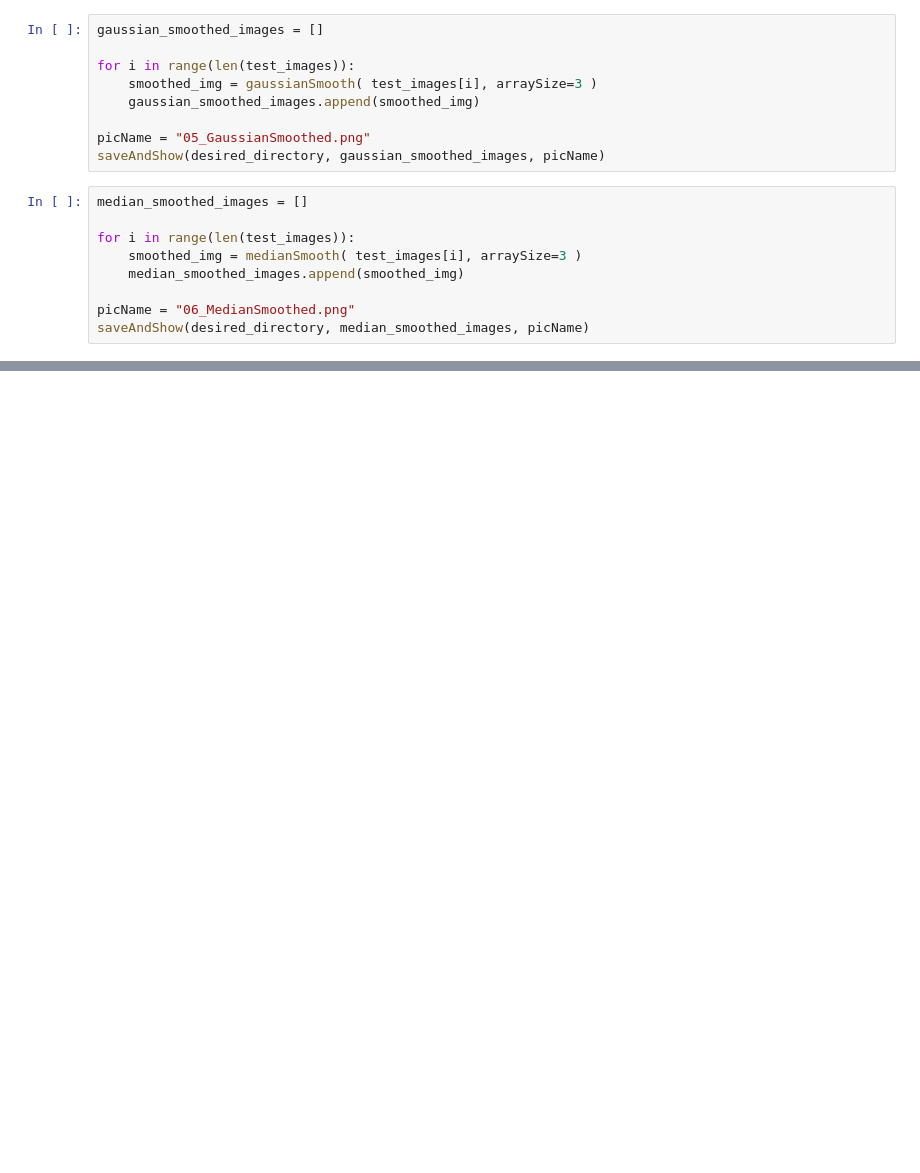
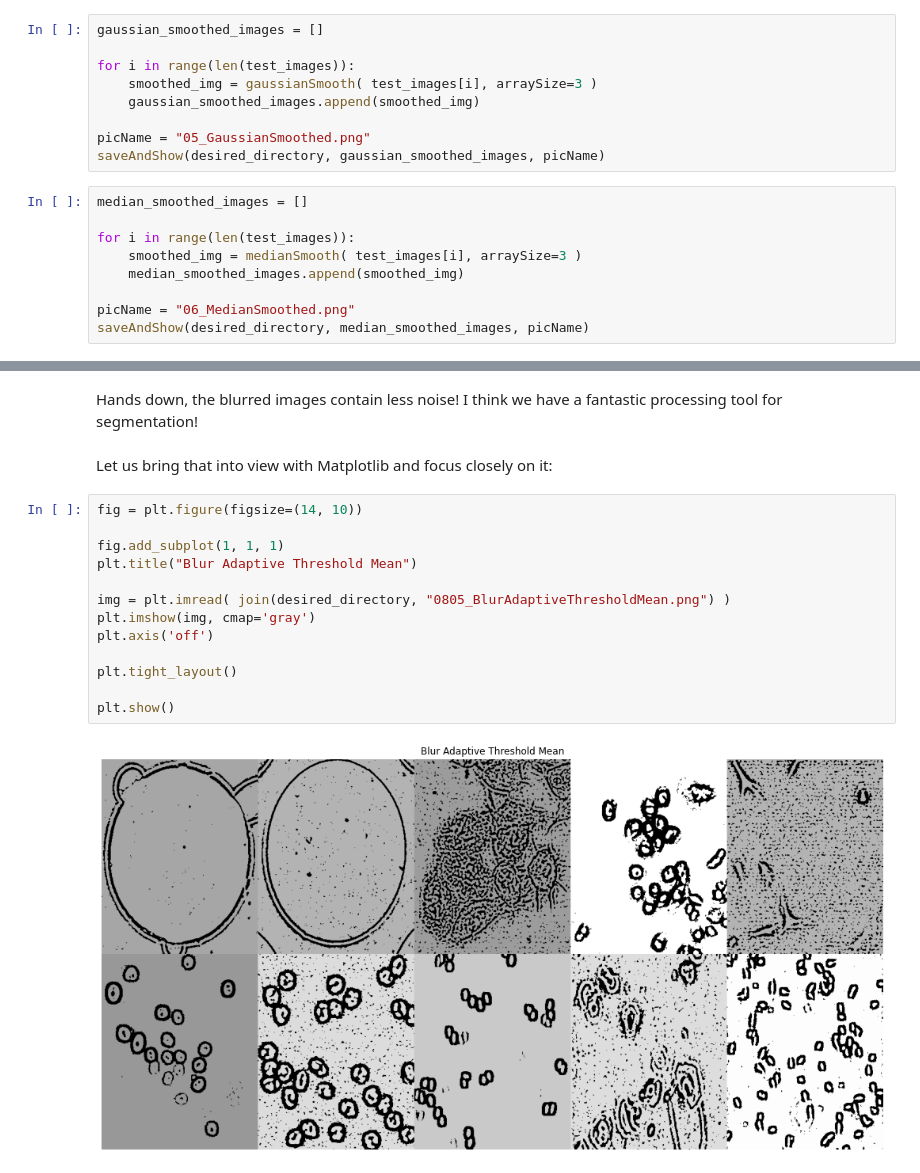
Before and after one commit to alexgoudemond/COMP700, a Jupyter notebook: 004_Data-Set_Initial_Pre-Processing.ipynb, the cells around one changed output, grey strips where cells are left out. Drawn from its saved outputs; the diff is of its cells as text; blank space fills up the shorter version.

Commit message:
Added code for Thresholded Images
Explored Simple Thresholding, Otsu's Thresholding, Adaptive Thresholding and combinations with Smoothing / Blurring

```diff
--- a/004_Data-Set_Initial_Pre-Processing.ipynb
+++ b/004_Data-Set_Initial_Pre-Processing.ipynb
@@ -332,0 +501,19 @@ From the above, The standard Smoothing appears to help with some subtle noise, b
+# %% [markdown]
+Hands down, the blurred images contain less noise! I think we have a fantastic processing tool for segmentation!
+# %% [markdown]
+Let us bring that into view with Matplotlib and focus closely on it:
+# %%
+fig = plt.figure(figsize=(14, 10))
+
+fig.add_subplot(1, 1, 1)
+plt.title("Blur Adaptive Threshold Mean")
+
+img = plt.imread( join(desired_directory, "0805_BlurAdaptiveThresholdMean.png") )
+plt.imshow(img, cmap='gray')
+plt.axis('off')
+
+plt.tight_layout()
+
+plt.show()
+# %% [output]
+[figure, added]
```
Also changed, not shown: parts of 34 cells of this notebook, 9 other files.
